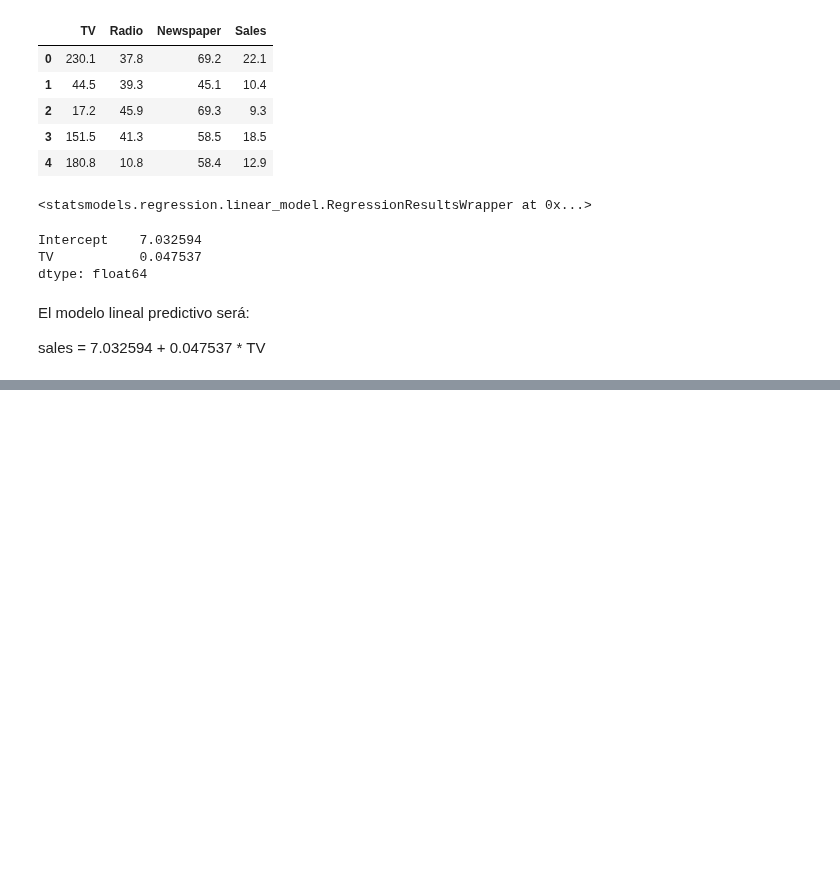
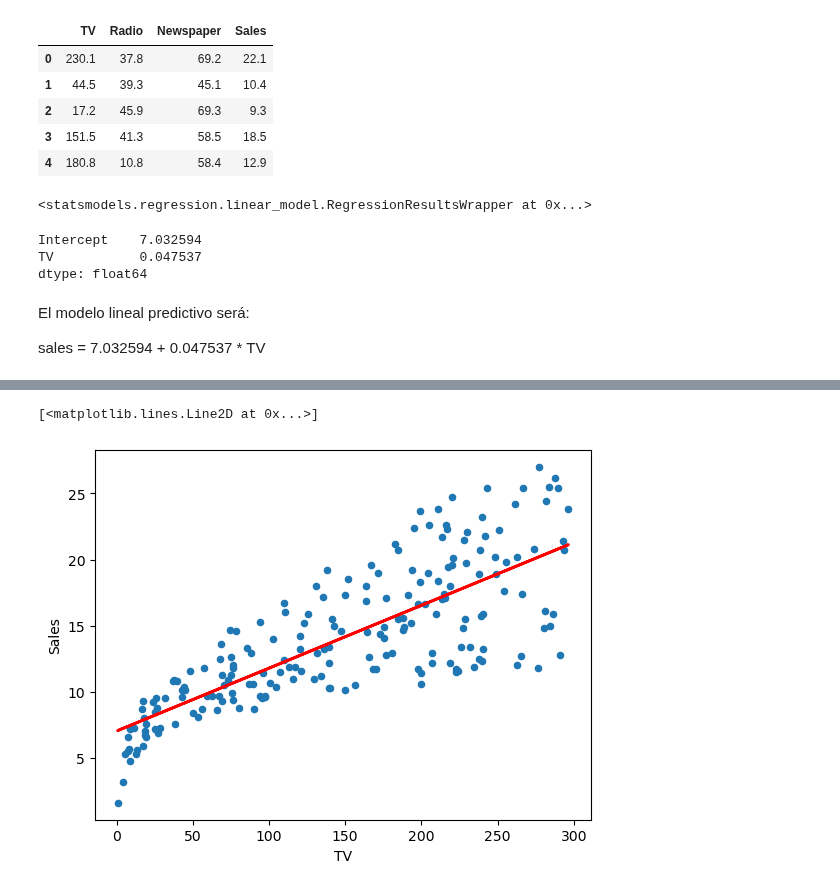
Before and after one commit to Chefi/python-ml-course, a Jupyter notebook: notebooks/Modelos de Regresion en Python Mi Notebook.ipynb, the cells around one changed output, grey strips where cells are left out. Drawn from its saved outputs; the diff is of its cells as text; code cells hidden in the pictures; blank space fills up the shorter version.

```diff
--- a/notebooks/Modelos de Regresion en Python Mi Notebook.ipynb
+++ b/notebooks/Modelos de Regresion en Python Mi Notebook.ipynb
@@ -34,0 +71,3 @@ sales = 7.032594 + 0.047537 * TV
+# %%
+sales_pred = lm.predict(pd.DataFrame(data["TV"]))
+sales_pred[:]
@@ -34,0 +89,6 @@ sales = 7.032594 + 0.047537 * TV
+# %%
+data.plot(kind = "scatter", x = "TV", y = "Sales")
+plt.plot(pd.DataFrame(data["TV"]), sales_pred, c = "red", linewidth = 2)
+# %% [output]
+[<matplotlib.lines.Line2D at 0x...>]
+[figure, added]
```
Also changed, not shown: parts of 33 cells of this notebook.
